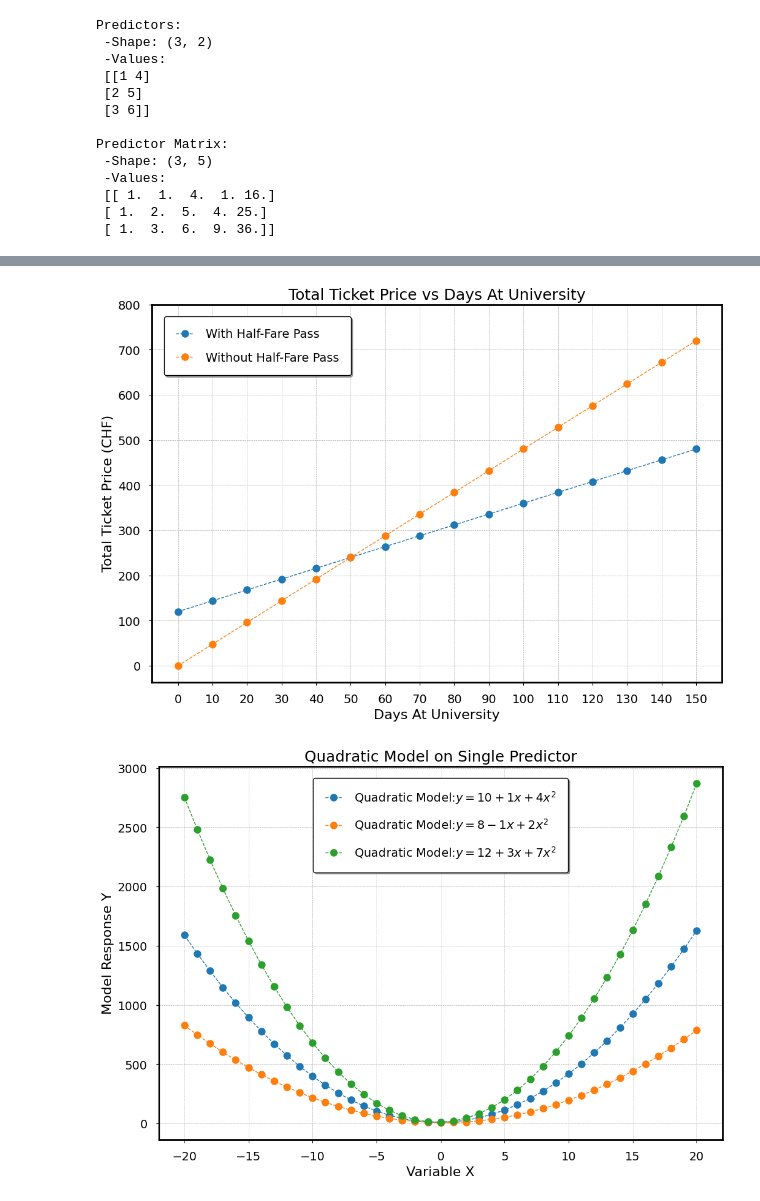
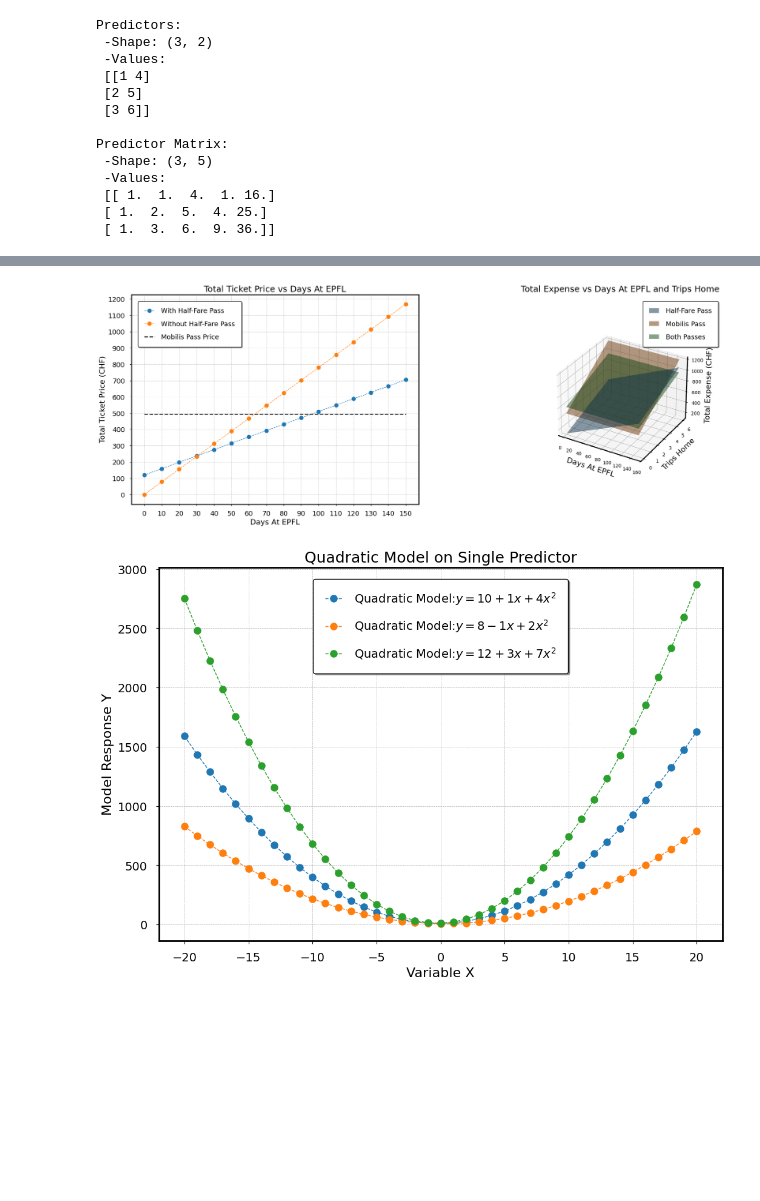
Before and after one commit to giacomobelleri/ML-Practice, a Jupyter notebook: Notebooks/Polynomial-Regression/polynomial-regression.ipynb, the cells around one changed output, grey strips where cells are left out. Drawn from its saved outputs; the diff is of its cells as text; code cells hidden in the pictures; blank space fills up the shorter version.

Commit message:
Modified linear model example

```diff
--- a/Notebooks/Polynomial-Regression/polynomial-regression.ipynb
+++ b/Notebooks/Polynomial-Regression/polynomial-regression.ipynb
@@ -370,16 +370,20 @@ Predictor Matrix:
 # Tests PolynomialModel with one predictor
 
 #Creates figure and sets up axes, labels, and title
-fig, ax = plt.subplots(ncols=1, nrows=1, figsize=(12, 8))
-ax.set_xlabel('Days At University')
+fig= plt.figure(figsize=(24, 8))
+ax = fig.add_subplot(121)
+ax.set_xlabel('Days At EPFL')
 ax.set_ylabel('Total Ticket Price (CHF)')
-ax.set_title('Total Ticket Price vs Days At University')
+ax.set_title('Total Ticket Price vs Days At EPFL')
 
 #Stores data
 days_at_uni = 150
-ticket_price = 2.40 #Price of one ticket
+ticket_price = 3.90 #Price of one ticket
 number_tickets_day = 2 #Number of tickets bought per day
 halffare_pass_price = 120 #Price of half-fare pass
+mobilis_pass_price = 495 #Price of Mobilis pass
+train_home_price = 60 #Price of train ticket home
+flexibo_pass_price = 250 #Price of Flexibo pass
 
 #Creates parameter arrays
 halffare_params = np.array([halffare_pass_price, ticket_price*number_tickets_day/2]).reshape(-1, 1)
@@ -398,6 +402,8 @@ ax.plot(predictors, halffare_model, label='With Half-Fare Pass',
     linestyle='--', marker='o', linewidth=1, markersize=8)
 ax.plot(predictors, nohalffare_model, label='Without Half-Fare Pass',
     linestyle='--', marker='o', linewidth=1, markersize=8)
+ax.hlines(y=mobilis_pass_price, xmin=0, xmax=days_at_uni, color='black', linestyle='--',
+        linewidth=2, label='Mobilis Pass Price')
 
 #Adds legend and grid
 ax.set_xticks(predictors)
@@ -405,6 +411,62 @@ ax.set_yticks(np.arange(0, np.max(nohalffare_model)+100, 100))
 ax.legend()
 ax.grid(True, which="both", linestyle="--", linewidth=0.5)
 
+# Adds 3D plot to the right
+ax2 = fig.add_subplot(122, projection='3d')
+ax2.set_xlabel('Days At EPFL', labelpad=20)
+ax2.set_ylabel('Trips Home', labelpad=20)
+ax2.set_zlabel('Total Expense (CHF)', labelpad=20)
+ax2.tick_params(axis='both', which='major', labelsize=10)
+
+# Zooms out of plot
+ax2.set_box_aspect(aspect=None, zoom=0.70)
+ax2.zaxis.set_rotate_label(True)
+
+# Generates grid for 3D plot
+trips_home = 6
+predictor_grid, flattened_grid = CreateGrid([(0, days_at_uni), (0, trips_home)], num=501, transpose=False)
+predictor_matrix = FormPredictorMatrix(flattened_grid, order=1, include_interaction=False)
+
+# Evaluates models on grid
+no_pass_model_grid = PolynomialModel(predictor_matrix, np.array([0, ticket_price*number_tickets_day, 2*train_home_price]))
+halffare_model_grid = PolynomialModel(predictor_matrix, np.array([halffare_pass_price, ticket_price*number_tickets_day/2, 2*train_home_price/2]))
+mobilis_model_grid = PolynomialModel(predictor_matrix, np.array([mobilis_pass_price, 0, 2*train_home_price]))
+flexibo_model_grid = PolynomialModel(predictor_matrix, np.array([flexibo_pass_price, (flattened_grid[:, 0]>100), 2*train_home_price]))
+both_passes_model_grid = PolynomialModel(predictor_matrix, np.array([mobilis_pass_price+halffare_pass_price, 0, 2*train_home_price/2]))
+
+# Reshapes models to grid shape
+no_pass_model_grid = ReshapeTo(no_pass_model_grid, (predictor_grid[0].shape[0], predictor_grid[0].shape[1]))
+halffare_model_grid = ReshapeTo(halffare_model_grid, (predictor_grid[0].shape[0], predictor_grid[0].shape[1]))
+mobilis_model_grid = ReshapeTo(mobilis_model_grid, (predictor_grid[0].shape[0], predictor_grid[0].shape[1]))
+both_passes_model_grid = ReshapeTo(both_passes_model_grid, (predictor_grid[0].shape[0], predictor_grid[0].shape[1]))
+
+# Plots models
+# ax2.plot_surface(predictor_grid[0], predictor_grid[1], no_pass_model_grid, label='No Pass', alpha=0.5)
+ax2.plot_surface(predictor_grid[0], predictor_grid[1], halffare_model_grid, label='Half-Fare Pass', alpha=0.5)
+ax2.plot_surface(predictor_grid[0], predictor_grid[1], mobilis_model_grid, label='Mobilis Pass', alpha=0.5)
+ax2.plot_surface(predictor_grid[0], predictor_grid[1], both_passes_model_grid, label='Both Passes', alpha=0.5)
+
+# Adds legend and title
+ax2.set_title('Total Expense vs Days At EPFL and Trips Home')
+ax2.legend()
+
 # Saves plot
 plt.savefig(CreateFilePath(r'\TotalTicketPriceVsDaysAtUniversity', extension='png'))
+
+# Print estimated costs:
+print(f'Estimated cost for {days_at_uni} days at EPFL: \n'
+    + f' - No Pass: {no_pass_model_grid[-1, 0]:.2f} CHF \n'
+    + f' - Half-Fare Pass: {halffare_model_grid[-1, 0]:.2f} CHF \n'
+    + f' - Mobilis Pass: {mobilis_model_grid[-1, 0]:.2f} CHF \n'
+    + f' - Both Passes: {both_passes_model_grid[-1, 0]:.2f} CHF \n'
+    + f'Estimated cost for {trips_home} trips home: \n'
+    + f' - No Pass: {no_pass_model_grid[0, -1]:.2f} CHF \n'
+    + f' - Half-Fare Pass: {halffare_model_grid[0, -1]:.2f} CHF \n'
+    + f' - Mobilis Pass: {mobilis_model_grid[0, -1]:.2f} CHF \n'
+    + f' - Both Passes: {both_passes_model_grid[0, -1]:.2f} CHF \n'
+    + f'Estimated cost for {days_at_uni} days at EPFL and {trips_home} trips home: \n'
+    + f' - No Pass: {no_pass_model_grid[-1, -1]:.2f} CHF \n'
+    + f' - Half-Fare Pass: {halffare_model_grid[-1, -1]:.2f} CHF \n'
+    + f' - Mobilis Pass: {mobilis_model_grid[-1, -1]:.2f} CHF \n'
+    + f' - Both Passes: {both_passes_model_grid[-1, -1]:.2f} CHF \n')
 # %% [output]
@@ -411,4 +488,4 @@ plt.savefig(CreateFilePath(r'\TotalTicketPriceVsDaysAtUniversity', extension='pn
-[figure, old version]
+[figure, new version]
 # %%
 # Tests Quadratic On Single Predictor
 
```
Also changed, not shown: parts of 1 cell of this notebook, 1 other file.
